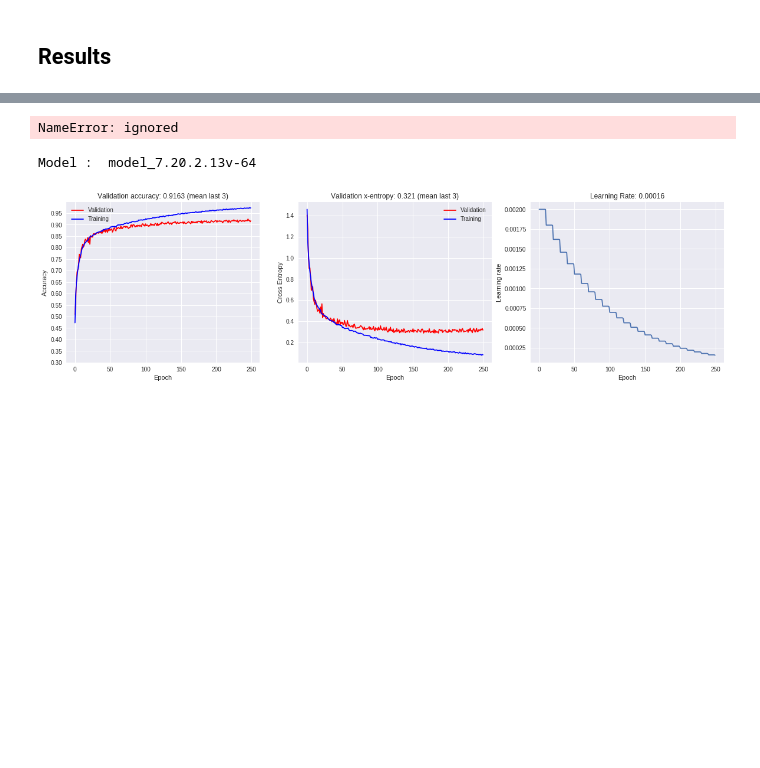
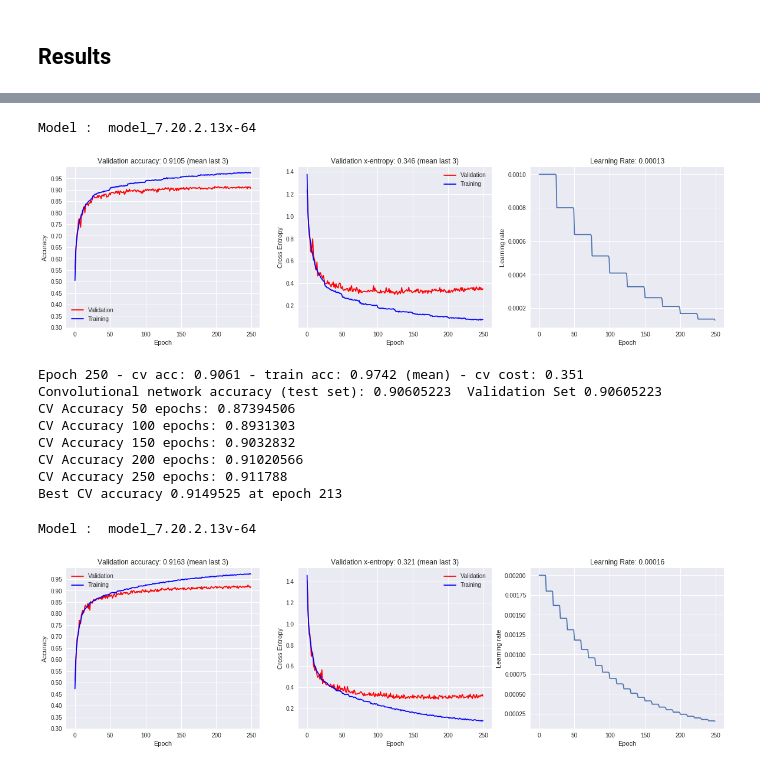
Before and after one commit to escuccim/tensorflow-cifar-classifier, a Jupyter notebook: CIFAR10_2.ipynb, the cells around one changed output, grey strips where cells are left out. Saved outputs shown, nothing was run; the diff lists cells and outputs as text; code cells hidden in the pictures; blank space fills up the shorter version.

```diff
--- a/CIFAR10_2.ipynb
+++ b/CIFAR10_2.ipynb
@@ -972,5 +1251,5 @@ Saving checkpoint
 # %%
-## MODEL 7.20.2.13v - no crop, 64 batch size
+## MODEL 7.20.2.13x - no crop, 64 batch size
 print("Model : ", model_name)
 
 # Plot cost and accuracy and training and validation
@@ -991,35 +1270,47 @@ ax[1].set_ylabel('Cross Entropy')
 ax[1].legend()
 ax[2].cla()
 ax[2].plot(train_lr_values)
 ax[2].set_title("Learning Rate: {:.5f}".format(np.mean(train_lr_values[-2:])))
 ax[2].set_xlabel("Epoch")
 ax[2].set_ylabel("Learning rate")
 plt.show()
 
 print('Epoch {} - cv acc: {:.4f} - train acc: {:.4f} (mean) - cv cost: {:.3f}'.format(
                 epochs, np.mean(batch_cv_acc), np.mean(batch_acc), np.mean(batch_cv_cost)
             ))
 
-print("Convolutional network accuracy (test set):",test_acc, " Validation Set", valid_acc_values[-1])
+try:
+  print("Convolutional network accuracy (test set):",test_acc, " Validation Set", valid_acc_values[-1])
+except:
+  pass
 
 print("CV Accuracy 50 epochs:", np.mean(valid_acc_values[46:49]))
 if len(valid_acc_values) >= 99:
   print("CV Accuracy 100 epochs:", np.mean(valid_acc_values[96:99]))
 if len(valid_acc_values) >= 149:
   print("CV Accuracy 150 epochs:", np.mean(valid_acc_values[146:149]))
 if len(valid_acc_values) >= 199:
   print("CV Accuracy 200 epochs:", np.mean(valid_acc_values[196:199]))
 if len(valid_acc_values) >= 249:
   print("CV Accuracy 250 epochs:", np.mean(valid_acc_values[246:249]))
 if len(valid_acc_values) >= 299:
   print("CV Accuracy 300 epochs:", np.mean(valid_acc_values[296:299]))
 if len(valid_acc_values) >= 349:
   print("CV Accuracy 350 epochs:", np.mean(valid_acc_values[346:349]))
 
 max_cv = np.argmax(valid_acc_values)
 print("Best CV accuracy", valid_acc_values[max_cv], "at epoch", max_cv)
 # %% [output]
-NameError: ignored
+Model :  model_7.20.2.13x-64
+[figure, added]
+Epoch 250 - cv acc: 0.9061 - train acc: 0.9742 (mean) - cv cost: 0.351
+Convolutional network accuracy (test set): 0.90605223  Validation Set 0.90605223
+CV Accuracy 50 epochs: 0.87394506
+CV Accuracy 100 epochs: 0.8931303
+CV Accuracy 150 epochs: 0.9032832
+CV Accuracy 200 epochs: 0.91020566
+CV Accuracy 250 epochs: 0.911788
+Best CV accuracy 0.9149525 at epoch 213
 # %%
 ## MODEL 7.20.2.13v - no crop, 64 batch size
 print("Model : ", model_name)
```
Also changed, not shown: parts of 8 cells of this notebook, 1 other file.
